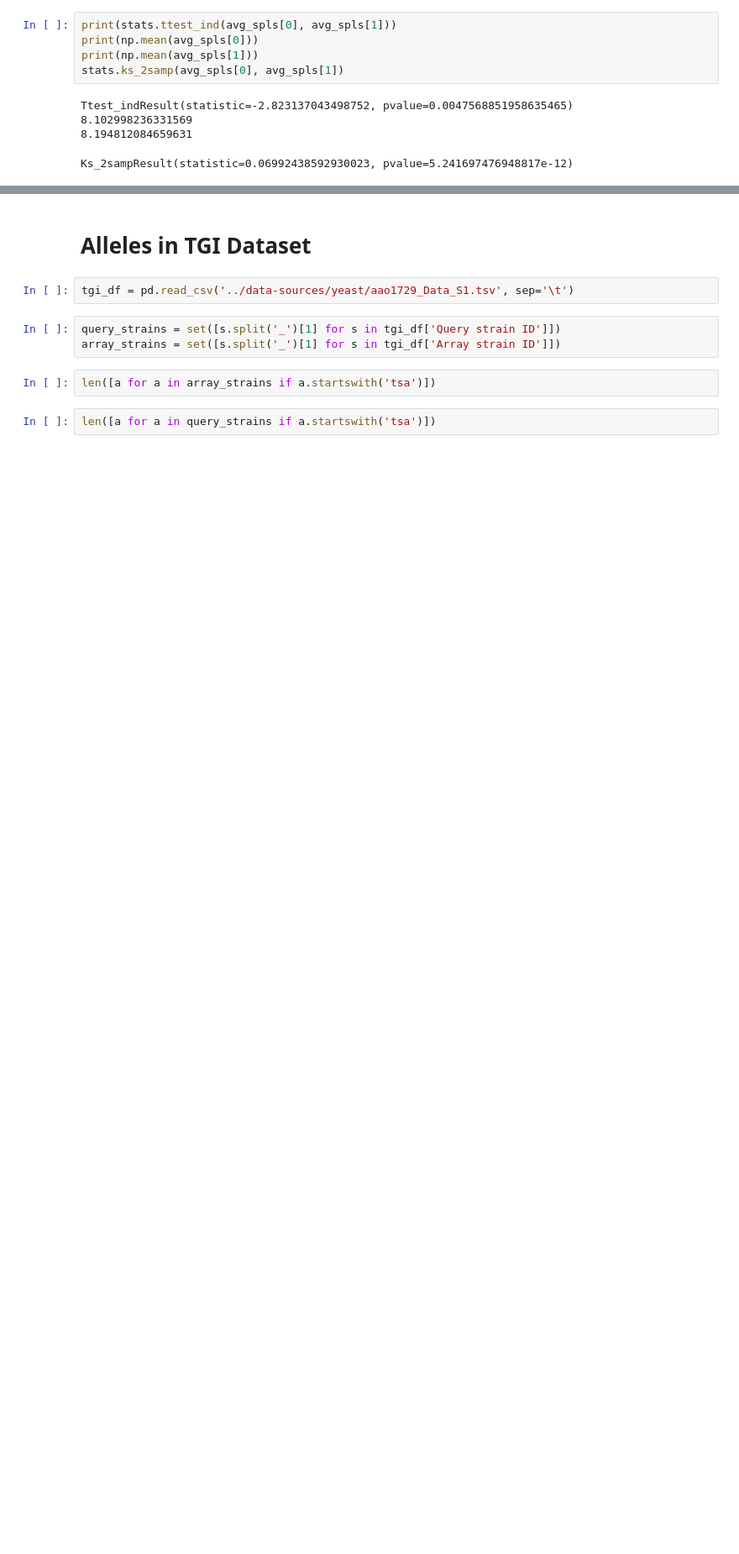
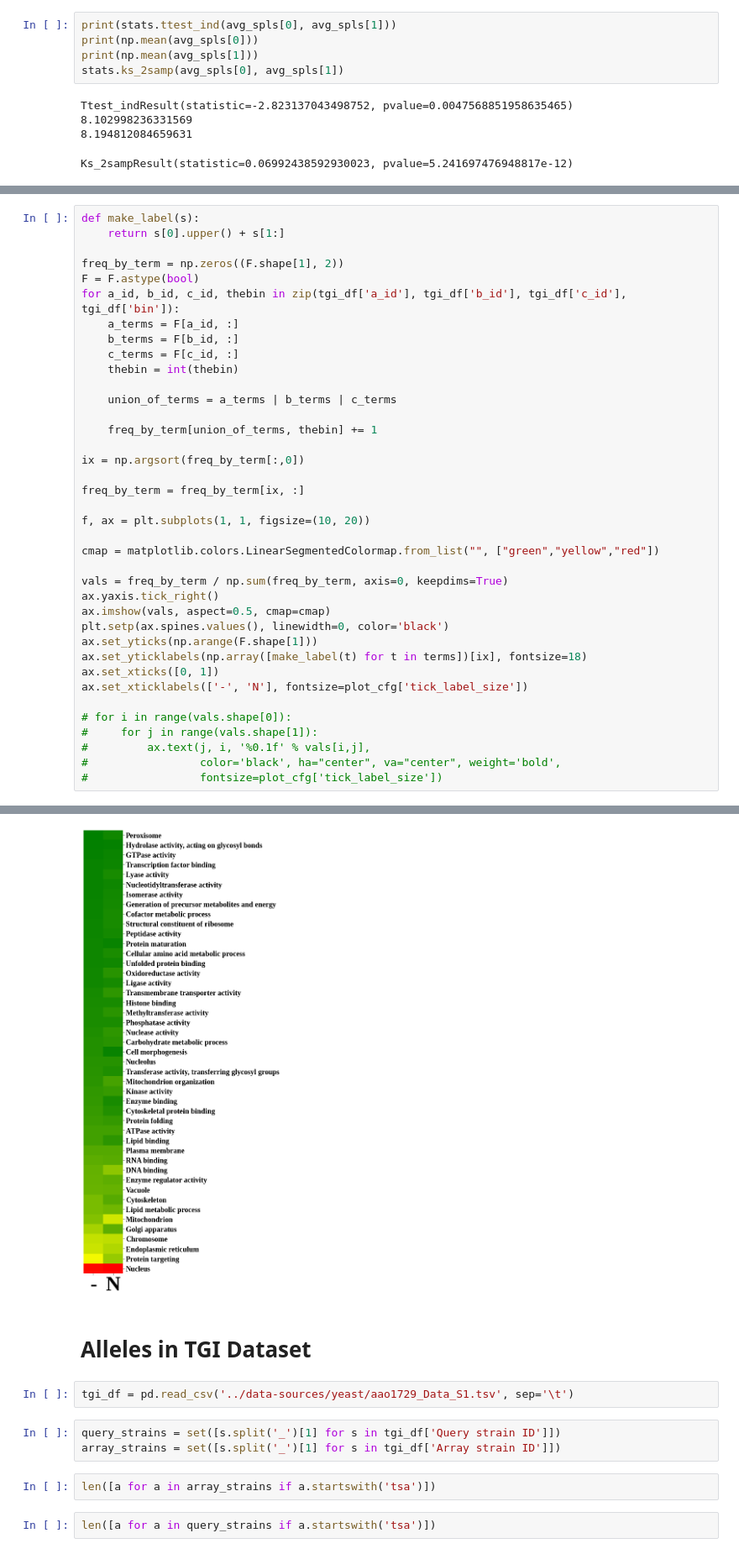
Before and after one commit to KISRDevelopment/cell_viability_paper, a Jupyter notebook: exploration.ipynb, the cells around one changed output, grey strips where cells are left out. Shown at 84% size. Cells and saved outputs as stored; diff of their text form; blank space fills up the shorter version.

```diff
--- a/exploration.ipynb
+++ b/exploration.ipynb
@@ -304,0 +393,39 @@ Text(0.4, 0.83, '****')
+# %%
+def make_label(s):
+    return s[0].upper() + s[1:]
+
+freq_by_term = np.zeros((F.shape[1], 2))
+F = F.astype(bool)
+for a_id, b_id, c_id, thebin in zip(tgi_df['a_id'], tgi_df['b_id'], tgi_df['c_id'], tgi_df['bin']):
+    a_terms = F[a_id, :]
+    b_terms = F[b_id, :]
+    c_terms = F[c_id, :]
+    thebin = int(thebin)
+
+    union_of_terms = a_terms | b_terms | c_terms
+
+    freq_by_term[union_of_terms, thebin] += 1
+
+ix = np.argsort(freq_by_term[:,0])
+
+freq_by_term = freq_by_term[ix, :]
+
+f, ax = plt.subplots(1, 1, figsize=(10, 20))
+
+cmap = matplotlib.colors.LinearSegmentedColormap.from_list("", ["green","yellow","red"])
+
+vals = freq_by_term / np.sum(freq_by_term, axis=0, keepdims=True)
+ax.yaxis.tick_right()
+ax.imshow(vals, aspect=0.5, cmap=cmap)
+plt.setp(ax.spines.values(), linewidth=0, color='black')
+ax.set_yticks(np.arange(F.shape[1]))
+ax.set_yticklabels(np.array([make_label(t) for t in terms])[ix], fontsize=18)
+ax.set_xticks([0, 1])
+ax.set_xticklabels(['-', 'N'], fontsize=plot_cfg['tick_label_size'])
+
+# for i in range(vals.shape[0]):
+#     for j in range(vals.shape[1]):
+#         ax.text(j, i, '%0.1f' % vals[i,j],
+#                 color='black', ha="center", va="center", weight='bold',
+#                 fontsize=plot_cfg['tick_label_size'])
+# %% [output]
@@ -305,3 +433,4 @@ Text(0.4, 0.83, '****')
+[figure, added]
 # %% [markdown]
 # Alleles in TGI Dataset
 # %%
```
Also changed, not shown: parts of 9 cells of this notebook, 4 other files.
